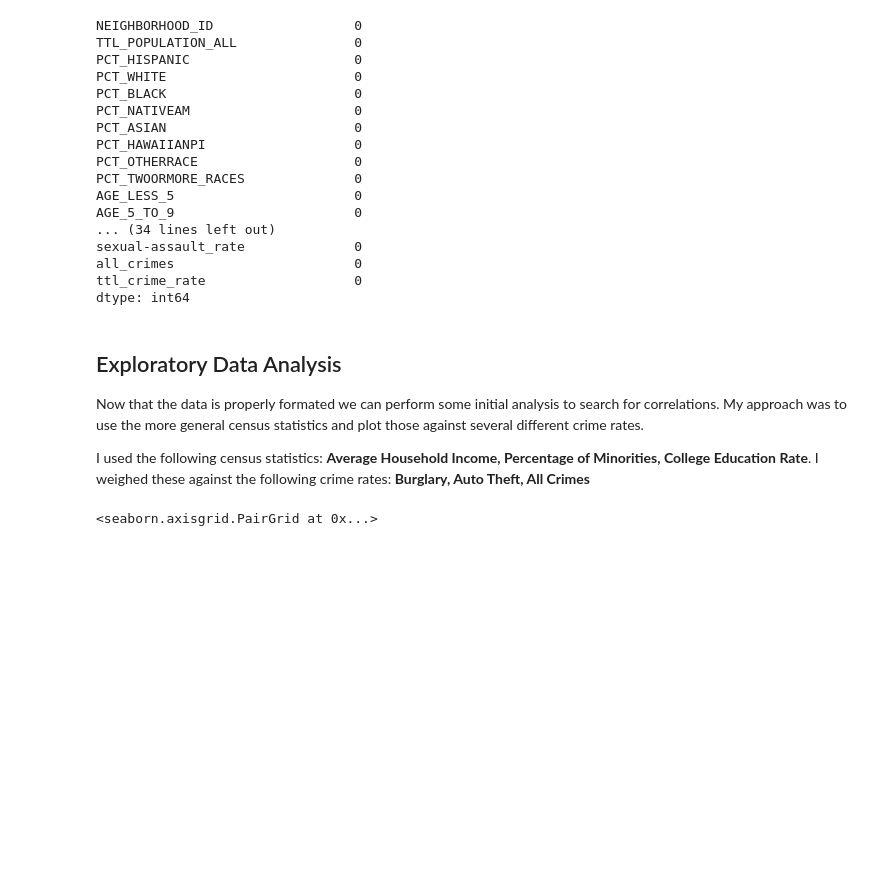
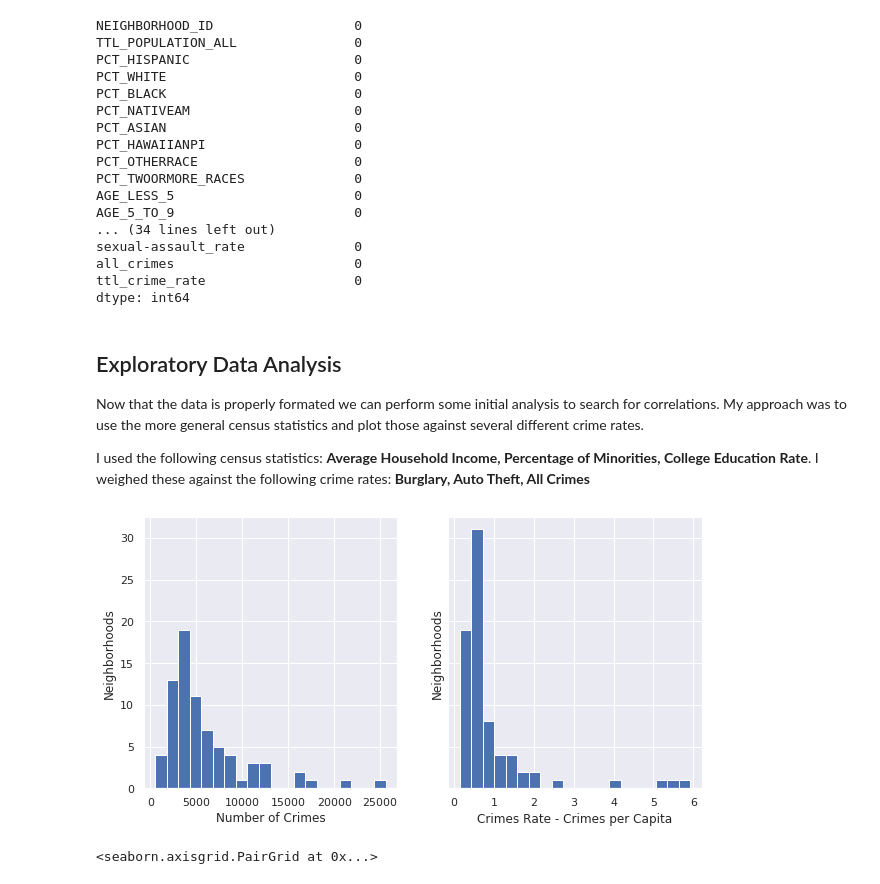
Before and after one commit to jteufel/CSPB_3022_FinalProject, a Jupyter notebook: CSPB3022_FinalNotebook_JustinTeufel.ipynb, the cells around one changed output. Drawn from its saved outputs; the diff is of its cells as text; code cells hidden in the pictures; blank space fills up the shorter version.

Commit message:
Updated Notebook to include histogram for EDA

```diff
--- a/CSPB3022_FinalNotebook_JustinTeufel.ipynb
+++ b/CSPB3022_FinalNotebook_JustinTeufel.ipynb
@@ -189,6 +189,16 @@ dtype: int64
 Now that the data is properly formated we can perform some initial analysis to search for correlations. My approach was to use the more general census statistics and plot those against several different crime rates.
 
 I used the following census statistics: __Average Household Income, Percentage of Minorities, College Education Rate__.  I weighed these against the following crime rates: __Burglary, Auto Theft, All Crimes__
+# %%
+fig,ax = plt.subplots(nrows=1,ncols=2,sharey=True, figsize=(10,5))
+ax[0].hist(census_df['all_crimes'], bins=20)
+ax[0].set_ylabel('Neighborhoods');
+ax[0].set_xlabel('Number of Crimes')
+ax[1].set_ylabel('Neighborhoods');
+ax[1].set_xlabel('Crimes Rate - Crimes per Capita')
+ax[1].hist(census_df['ttl_crime_rate'], bins=20);
+# %% [output]
+[figure, added]
 # %%
 ttl_pp = census_df[["ttl_crime_rate",'AVG_HH_INCOME',"COLLEGE_RATE","PCT_MINORITY"]]
 autotheft_pp = census_df[["auto-theft_rate",'AVG_HH_INCOME',"COLLEGE_RATE","PCT_MINORITY"]]
```
